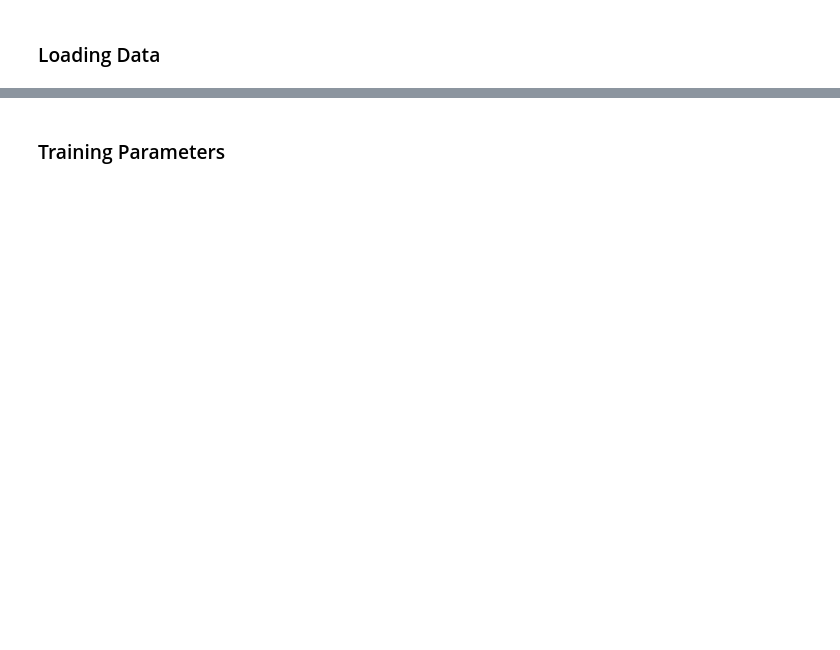
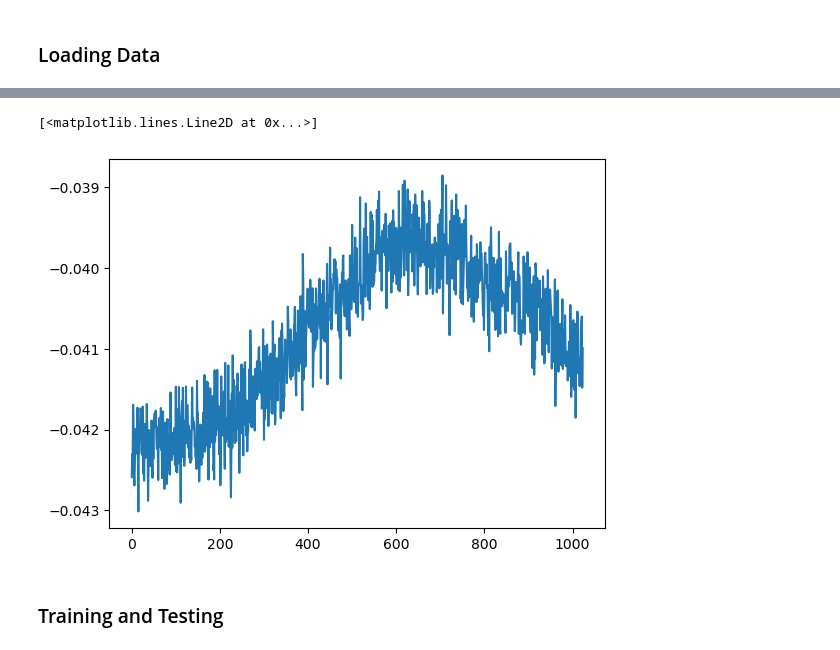
Before and after one commit to slosar/rfi-ml, a Jupyter notebook: notebooks/s4_rfi.ipynb, the cells around one changed output, grey strips where cells are left out. Saved outputs shown, nothing was run; the diff lists cells and outputs as text; code cells hidden in the pictures; blank space fills up the shorter version.

```diff
--- a/notebooks/s4_rfi.ipynb
+++ b/notebooks/s4_rfi.ipynb
@@ -42,2 +72,7 @@ train_data, eval_data = s.normalizeData(train_data, eval_data)
+# %%
+plt.plot(eval_data[100])
+# %% [output]
+[<matplotlib.lines.Line2D at 0x...>]
+[figure, added]
 # %% [markdown]
-### Training Parameters
+### Training and Testing
```
Also changed, not shown: parts of 17 cells of this notebook, 3 other files.
